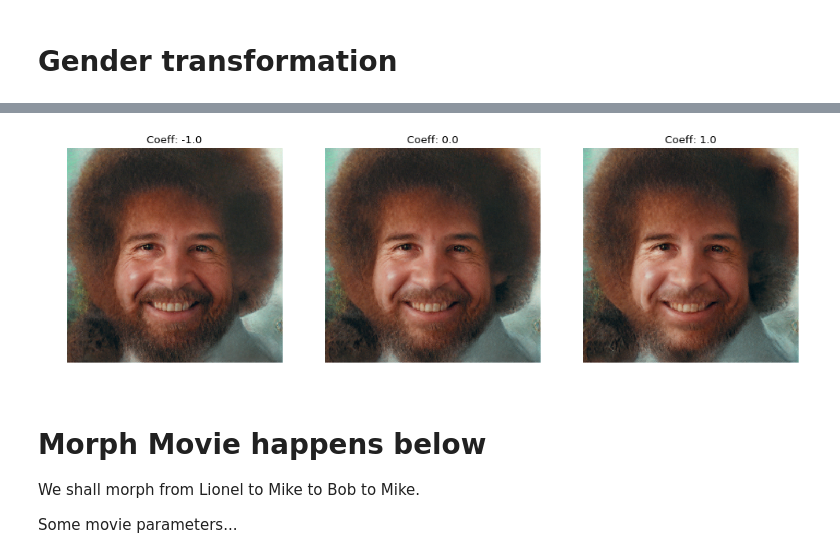
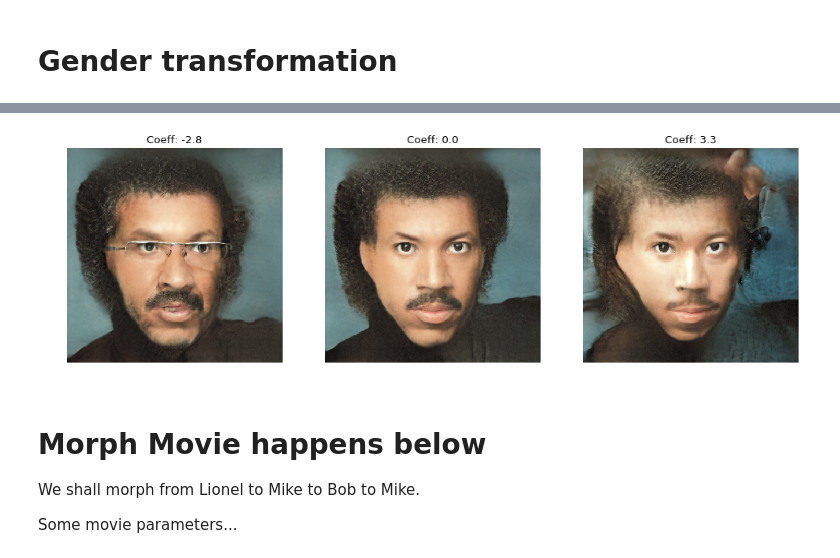
Before and after one commit to KevinSikorskiBase2S/machine-learning-intro-workshop, a Jupyter notebook: LatentMike.ipynb, the cells around one changed output, grey strips where cells are left out. Cells and saved outputs as stored; diff of their text form; code cells hidden in the pictures.

```diff
--- a/LatentMike.ipynb
+++ b/LatentMike.ipynb
@@ -185,7 +207,7 @@ move_and_show(bobRep, gender_direction, [-1, 0, 1])
-# %%
-move_and_show(bobRep, age_direction, [-1, 0, 1])
-# %% [output]
-[figure, removed]
+# %%
+move_and_show(lionelRep, age_direction, [-2.8, 0, 3.3])
+# %% [output]
+[figure, added]
 # %% [markdown]
 # Morph Movie happens below
 
```
Also changed, not shown: parts of 32 cells of this notebook.
